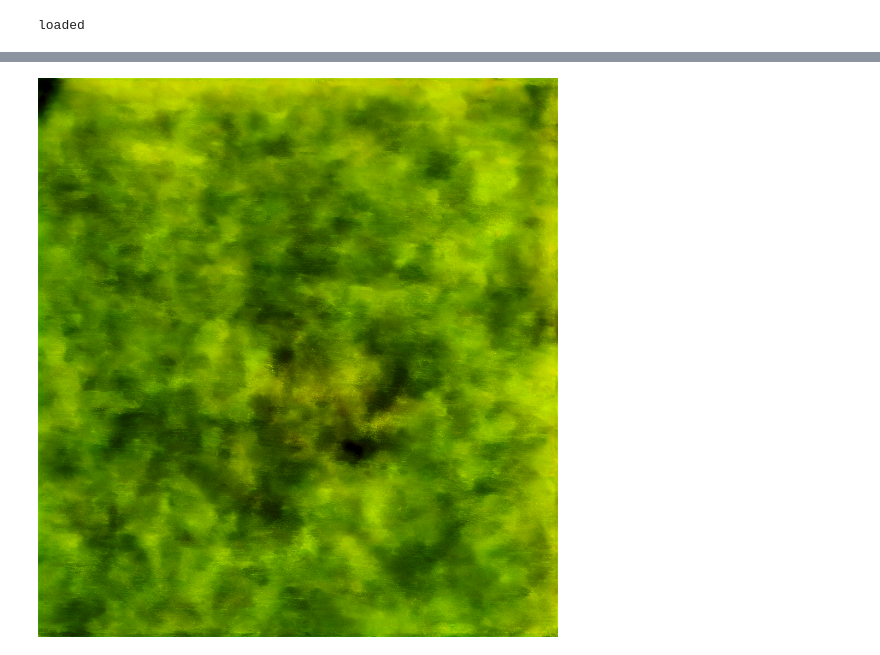
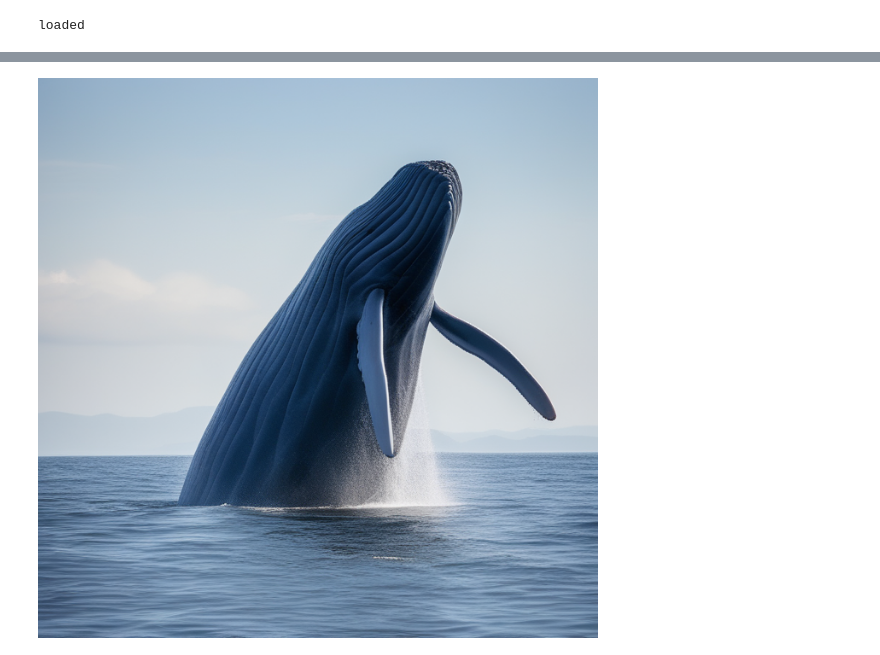
Before and after one commit to JuliaChae/FineDiffusion, a Jupyter notebook: pose_conditioning/notebooks/evaluate_generation.ipynb, the cells around one changed output, grey strips where cells are left out. Cells and saved outputs as stored; diff of their text form; code cells hidden in the pictures.

```diff
--- a/pose_conditioning/notebooks/evaluate_generation.ipynb
+++ b/pose_conditioning/notebooks/evaluate_generation.ipynb
@@ -2,12 +2,18 @@
 from pathlib import Path
 from diffusers import AutoPipelineForText2Image, UNet2DConditionModel
 import torch
+import os
+os.environ["CUDA_DEVICE_ORDER"]="PCI_BUS_ID"   # see issue #152
+os.environ["CUDA_VISIBLE_DEVICES"]="5"
+
 
 custom_sd_path = Path("/local/scratch/carlyn.1/diffusion_models/sd-ap-10k-model/")
-custom_sd_path = "CompVis/stable-diffusion-v1-4"
+custom_sd_path = "stabilityai/stable-diffusion-xl-base-1.0"
 
 custom_adapter_path = Path("/local/scratch/carlyn.1/diffusion_models/sd-ap-10k-model-T2I-pose-solo/")
-#custom_adapter_path = Path("/local/scratch/carlyn.1/diffusion_models/sd-ap-10k-model-T2I-pose-PT/checkpoint-11000/t2iadapter")
+custom_adapter_path = Path("/local/scratch/carlyn.1/diffusion_models/sd-ap-10k-model-T2I-pose-PT/")
+custom_adapter_path = Path("/local/scratch/carlyn.1/diffusion_models/sd-ap-10k-model-T2I-pose-PT-sm/")
+custom_adapter_path = Path("/local/scratch/carlyn.1/diffusion_models/sd-ap-10k-model-T2I-pose-solo-test-xl")
 pose_image_path = Path("/home/carlyn.1/code/FineDiffusion/pose_conditioning/notebooks/test_pose.png")
 
 pipeline = AutoPipelineForText2Image.from_pretrained(
@@ -36,9 +42,9 @@ image
 # %%
 import torch
-from diffusers import StableDiffusionAdapterPipeline, T2IAdapter, EulerAncestralDiscreteScheduler
+from diffusers import StableDiffusionAdapterPipeline, StableDiffusionXLAdapterPipeline, T2IAdapter, EulerAncestralDiscreteScheduler
 
 adapter = T2IAdapter.from_pretrained(custom_adapter_path, torch_dtype=torch.float16)
-pipeline = StableDiffusionAdapterPipeline.from_pretrained(
+pipeline = StableDiffusionXLAdapterPipeline.from_pretrained(
     custom_sd_path,
     adapter=adapter,
     torch_dtype=torch.float16,
@@ -61,22 +67,22 @@ cond_img
 # %%
 from PIL import Image
 import numpy as np
 from diffusers.utils import load_image
 
 #cond_img = Image.open(pose_image_path)
 cond_img = load_image(str(pose_image_path))
 
 def null_safety(images, **kwargs):
       return images, False
 pipeline.safety_checker = null_safety
 image = pipeline(
-	f"A photo of a {category}",
- 	adapter_conditioning_scale=1,
+	f"A photo of a {category} standing up on two feet",
+ 	adapter_conditioning_scale=0.7,
 	image=cond_img,
- 	num_inference_steps=30,
-	guidance_scale=7.5,
+ 	#num_inference_steps=30,
+	#guidance_scale=7.5,
 ).images[0]
 
 image
 # %% [output]
-[figure, old version]
+[figure, new version]
```
Also changed, not shown: parts of 2 cells of this notebook, 7 other files.
